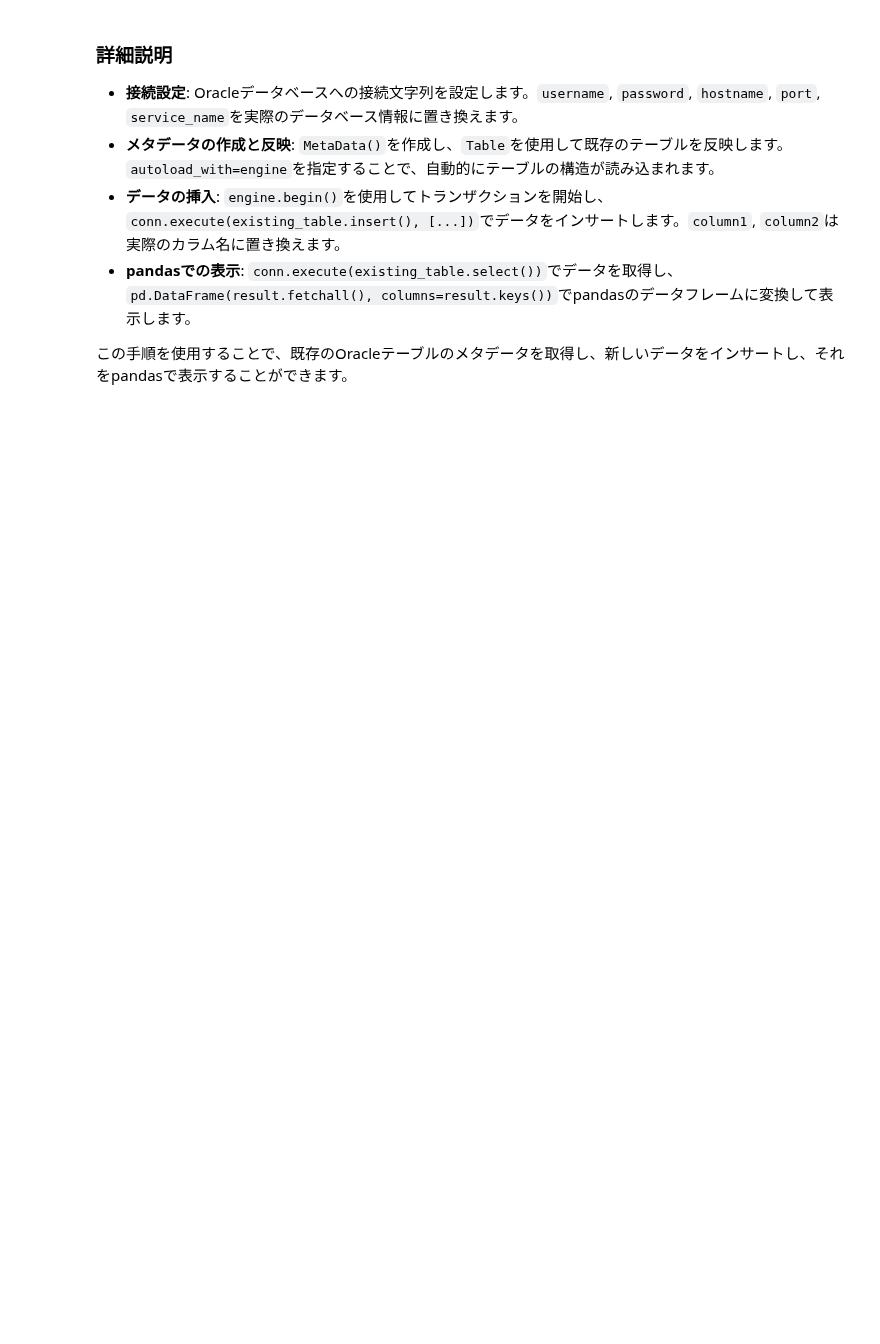
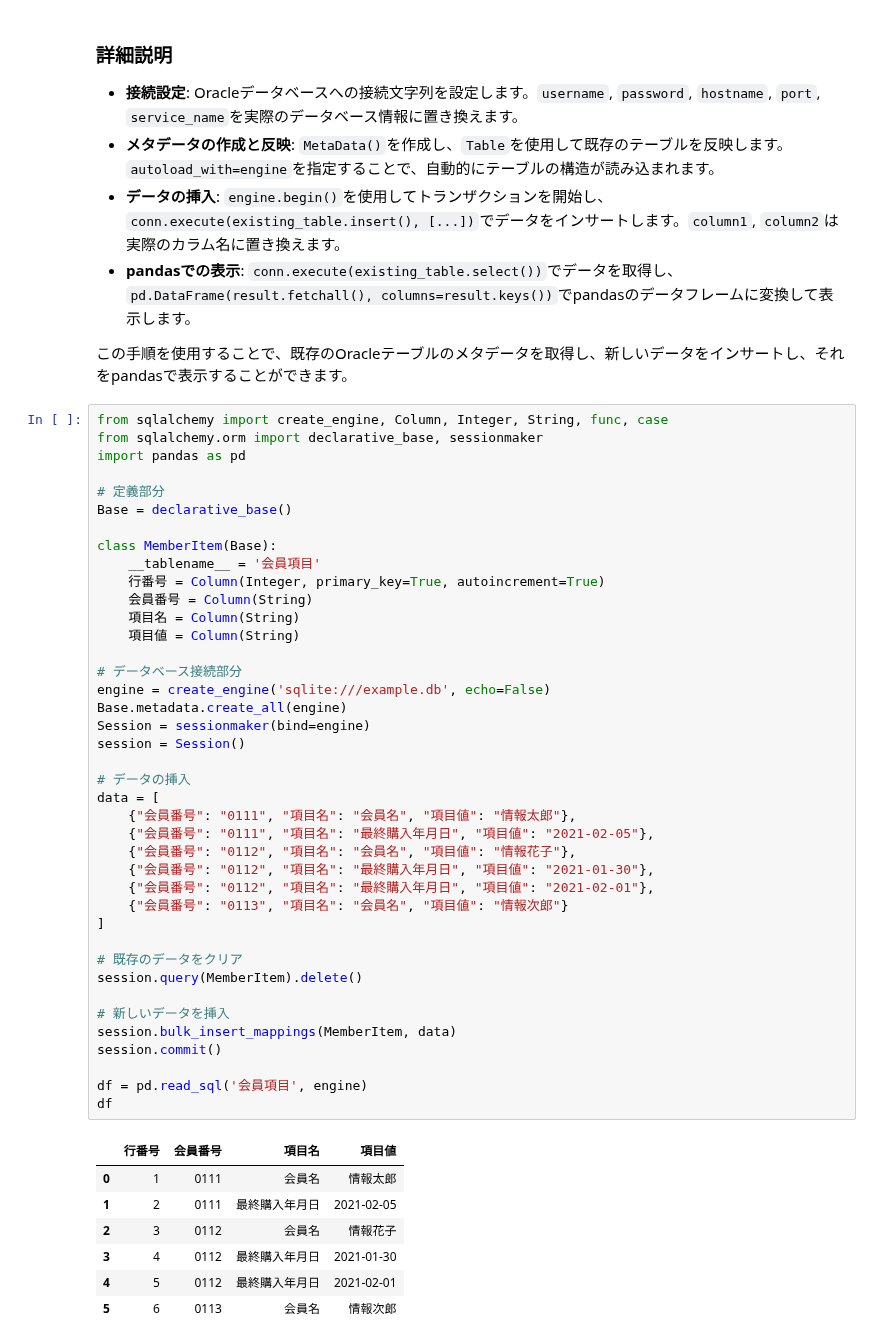
Before and after one commit to phonon-py/DatabaseSpecialistStudy, a Jupyter notebook: main_v2.ipynb, the cells around one changed output. Saved outputs shown, nothing was run; the diff lists cells and outputs as text; blank space fills up the shorter version.

```diff
--- a/main_v2.ipynb
+++ b/main_v2.ipynb
@@ -1058,3 +1058,51 @@ with engine.connect() as conn:
 - **pandasでの表示**: `conn.execute(existing_table.select())`でデータを取得し、`pd.DataFrame(result.fetchall(), columns=result.keys())`でpandasのデータフレームに変換して表示します。
 
 この手順を使用することで、既存のOracleテーブルのメタデータを取得し、新しいデータをインサートし、それをpandasで表示することができます。
+# %%
+from sqlalchemy import create_engine, Column, Integer, String, func, case
+from sqlalchemy.orm import declarative_base, sessionmaker
+import pandas as pd
+
+# 定義部分
+Base = declarative_base()
+
+class MemberItem(Base):
+    __tablename__ = '会員項目'
+    行番号 = Column(Integer, primary_key=True, autoincrement=True)
+    会員番号 = Column(String)
+    項目名 = Column(String)
+    項目値 = Column(String)
+
+# データベース接続部分
+engine = create_engine('sqlite:///example.db', echo=False)
+Base.metadata.create_all(engine)
+Session = sessionmaker(bind=engine)
+session = Session()
+
+# データの挿入
+data = [
+    {"会員番号": "0111", "項目名": "会員名", "項目値": "情報太郎"},
+    {"会員番号": "0111", "項目名": "最終購入年月日", "項目値": "2021-02-05"},
+    {"会員番号": "0112", "項目名": "会員名", "項目値": "情報花子"},
+    {"会員番号": "0112", "項目名": "最終購入年月日", "項目値": "2021-01-30"},
+    {"会員番号": "0112", "項目名": "最終購入年月日", "項目値": "2021-02-01"},
+    {"会員番号": "0113", "項目名": "会員名", "項目値": "情報次郎"}
+]
+
+# 既存のデータをクリア
+session.query(MemberItem).delete()
+
+# 新しいデータを挿入
+session.bulk_insert_mappings(MemberItem, data)
+session.commit()
+
+df = pd.read_sql('会員項目', engine)
+df
+# %% [output]
+|  | 行番号 | 会員番号 | 項目名 | 項目値 |
+| 0 | 1 | 0111 | 会員名 | 情報太郎 |
+| 1 | 2 | 0111 | 最終購入年月日 | 2021-02-05 |
+| 2 | 3 | 0112 | 会員名 | 情報花子 |
+| 3 | 4 | 0112 | 最終購入年月日 | 2021-01-30 |
+| 4 | 5 | 0112 | 最終購入年月日 | 2021-02-01 |
+| 5 | 6 | 0113 | 会員名 | 情報次郎 |
```
Also changed, not shown: parts of 8 cells of this notebook.
